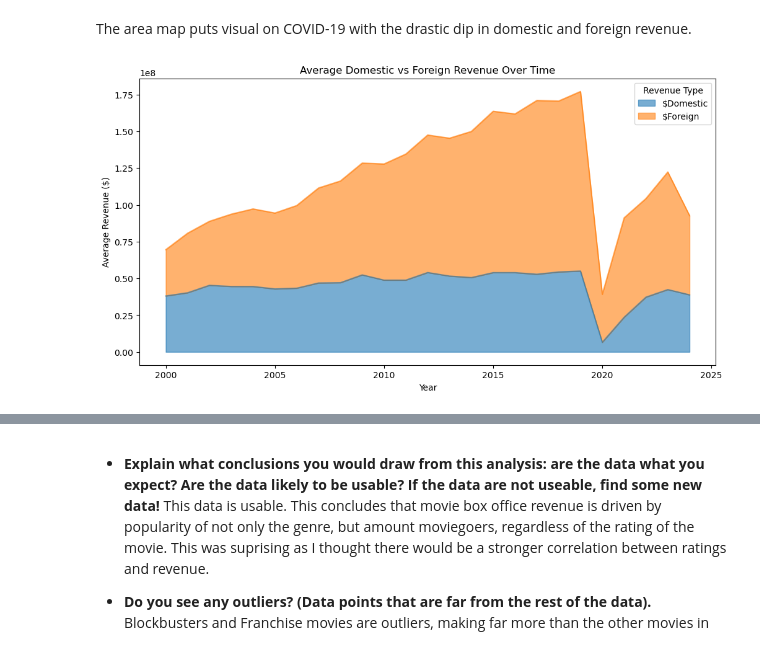
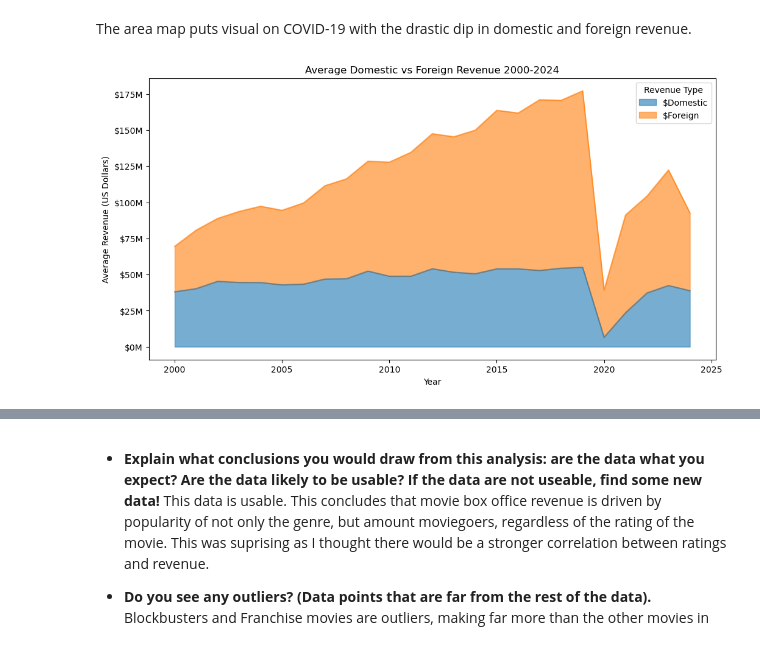
Before and after one commit to keshleem/dx699-summerai-homework6, a Jupyter notebook: OMDS-ModB2-Week6-Martin-Keshia-Lee.ipynb, the cells around one changed output, grey strips where cells are left out. Cells and saved outputs as stored; diff of their text form; code cells hidden in the pictures.

Commit message:
added additional graphs

```diff
--- a/OMDS-ModB2-Week6-Martin-Keshia-Lee.ipynb
+++ b/OMDS-ModB2-Week6-Martin-Keshia-Lee.ipynb
@@ -296,13 +314,17 @@ plt.show()
 # %% [markdown]
 The area map puts visual on COVID-19 with the drastic dip in domestic and foreign revenue.
 # %%
+import matplotlib.ticker as mticker
 yearly_dvsf_revenue = df_box_office.groupby('Year')[['$Domestic', '$Foreign']].mean()
 
 yearly_dvsf_revenue.plot.area(alpha=0.6, figsize=(12, 6))
 plt.title('Average Domestic vs Foreign Revenue 2000-2024')
 plt.xlabel('Year')
 plt.ylabel('Average Revenue (US Dollars)')
+plt.gca().yaxis.set_major_formatter(
+  mticker.FuncFormatter(lambda x, p: f'${x/1e6:,.0f}M')
+)
 plt.legend(title='Revenue Type')
 plt.show()
 # %% [output]
-[figure, old version]
+[figure, new version]
```
Also changed, not shown: parts of 10 cells of this notebook.
